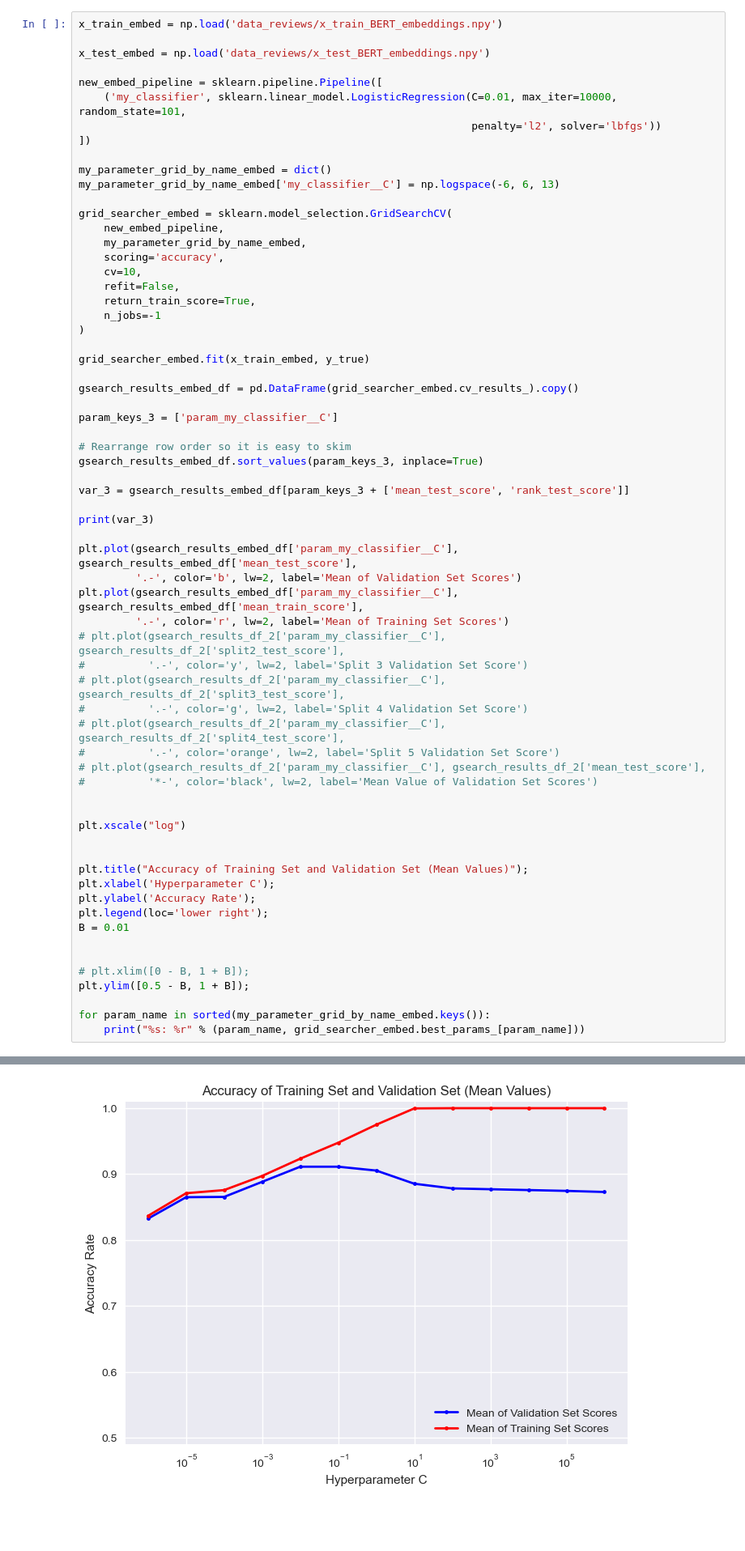
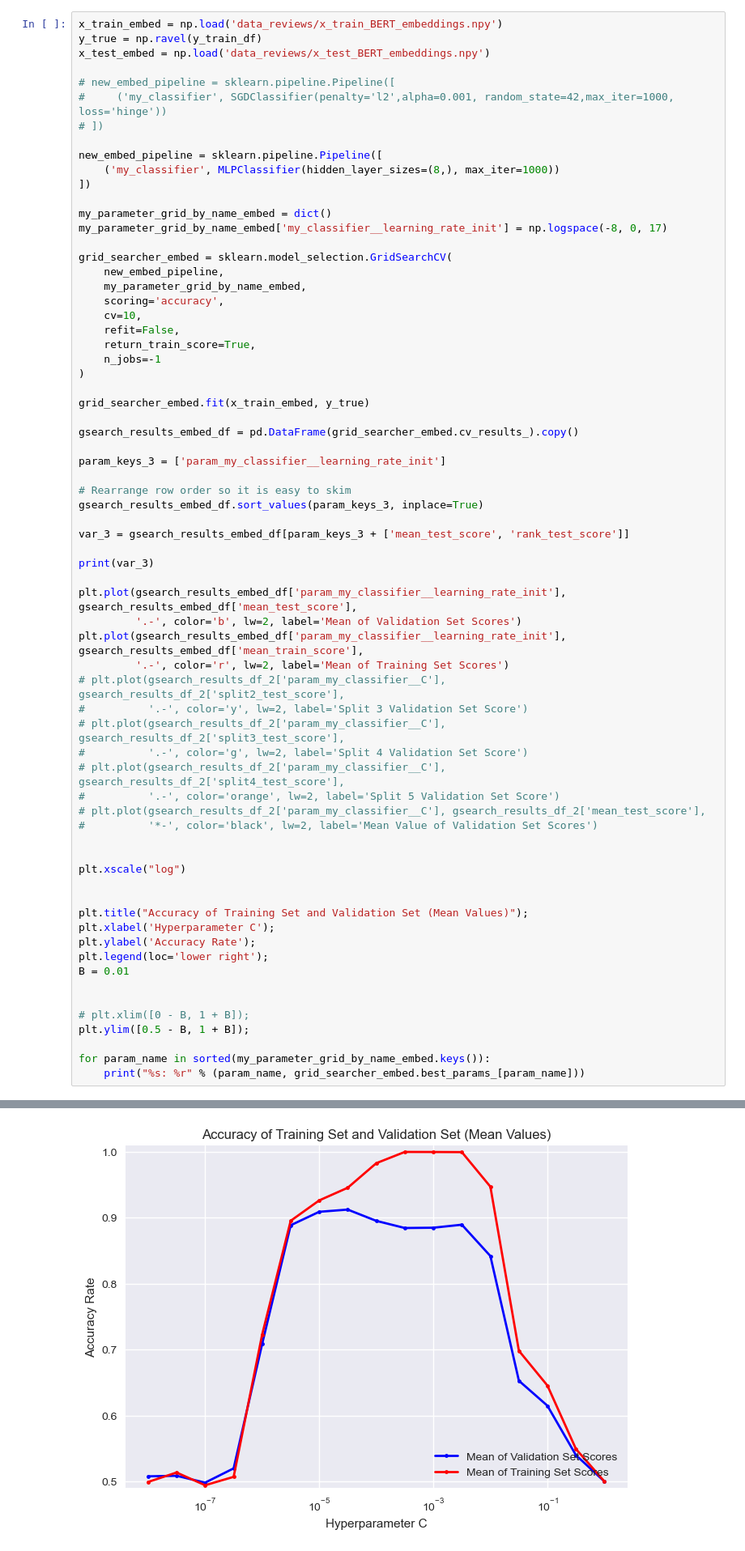
Before and after one commit to shigureTufts/CS135_ProjectA, a Jupyter notebook: wokring_notebook.ipynb, the cells around one changed output, grey strips where cells are left out. Shown at 81% size. Cells and saved outputs as stored; diff of their text form; blank space fills up the shorter version.

```diff
--- a/wokring_notebook.ipynb
+++ b/wokring_notebook.ipynb
@@ -654,16 +658,19 @@ my_tfidf_feature_extractor__min_df: 1
 [figure]
 # %%
 x_train_embed = np.load('data_reviews/x_train_BERT_embeddings.npy')
-
+y_true = np.ravel(y_train_df)
 x_test_embed = np.load('data_reviews/x_test_BERT_embeddings.npy')
 
+# new_embed_pipeline = sklearn.pipeline.Pipeline([
+#     ('my_classifier', SGDClassifier(penalty='l2',alpha=0.001, random_state=42,max_iter=1000, loss='hinge'))
+# ])
+
 new_embed_pipeline = sklearn.pipeline.Pipeline([
-    ('my_classifier', sklearn.linear_model.LogisticRegression(C=0.01, max_iter=10000, random_state=101,
-                                                              penalty='l2', solver='lbfgs'))
+    ('my_classifier', MLPClassifier(hidden_layer_sizes=(8,), max_iter=1000))
 ])
 
 my_parameter_grid_by_name_embed = dict()
-my_parameter_grid_by_name_embed['my_classifier__C'] = np.logspace(-6, 6, 13)
+my_parameter_grid_by_name_embed['my_classifier__learning_rate_init'] = np.logspace(-8, 0, 17)
 
 grid_searcher_embed = sklearn.model_selection.GridSearchCV(
     new_embed_pipeline,
@@ -679,7 +686,7 @@ grid_searcher_embed.fit(x_train_embed, y_true)
 
 gsearch_results_embed_df = pd.DataFrame(grid_searcher_embed.cv_results_).copy()
 
-param_keys_3 = ['param_my_classifier__C']
+param_keys_3 = ['param_my_classifier__learning_rate_init']
 
 # Rearrange row order so it is easy to skim
 gsearch_results_embed_df.sort_values(param_keys_3, inplace=True)
@@ -688,9 +695,9 @@ var_3 = gsearch_results_embed_df[param_keys_3 + ['mean_test_score', 'rank_test_s
 
 print(var_3)
 
-plt.plot(gsearch_results_embed_df['param_my_classifier__C'], gsearch_results_embed_df['mean_test_score'],
+plt.plot(gsearch_results_embed_df['param_my_classifier__learning_rate_init'], gsearch_results_embed_df['mean_test_score'],
          '.-', color='b', lw=2, label='Mean of Validation Set Scores')
-plt.plot(gsearch_results_embed_df['param_my_classifier__C'], gsearch_results_embed_df['mean_train_score'],
+plt.plot(gsearch_results_embed_df['param_my_classifier__learning_rate_init'], gsearch_results_embed_df['mean_train_score'],
          '.-', color='r', lw=2, label='Mean of Training Set Scores')
 # plt.plot(gsearch_results_df_2['param_my_classifier__C'], gsearch_results_df_2['split2_test_score'],
 #          '.-', color='y', lw=2, label='Split 3 Validation Set Score')
@@ -736 +747 @@ my_classifier__C: 0.01
-[figure, old version]
+[figure, new version]
```
Also changed, not shown: parts of 2 cells of this notebook, 2 other files.
